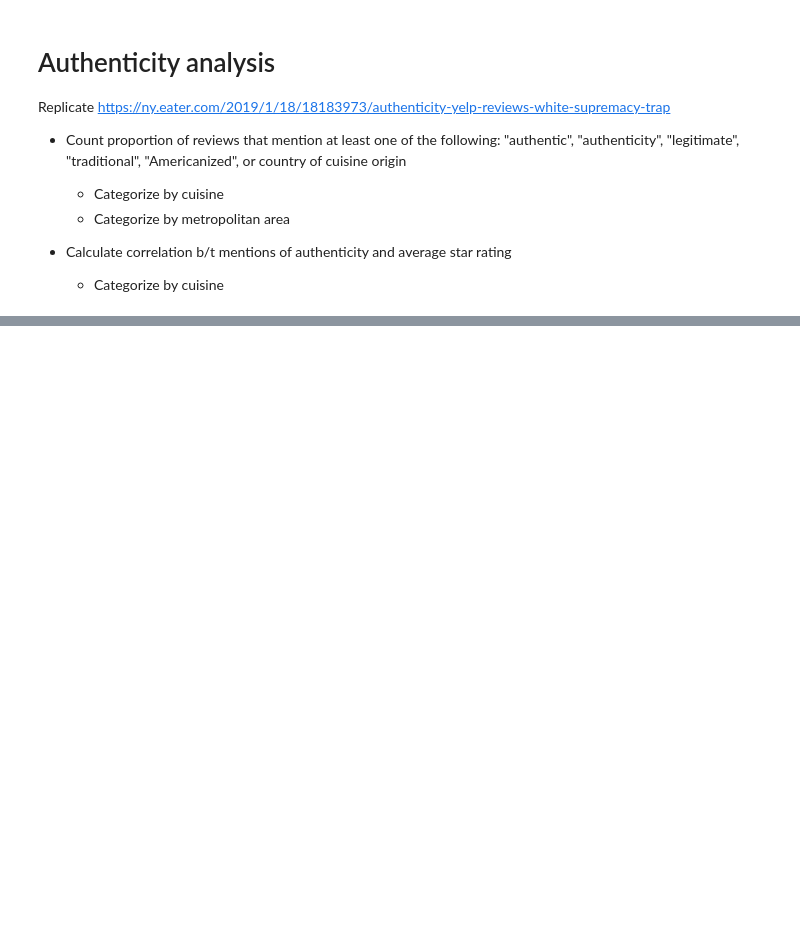
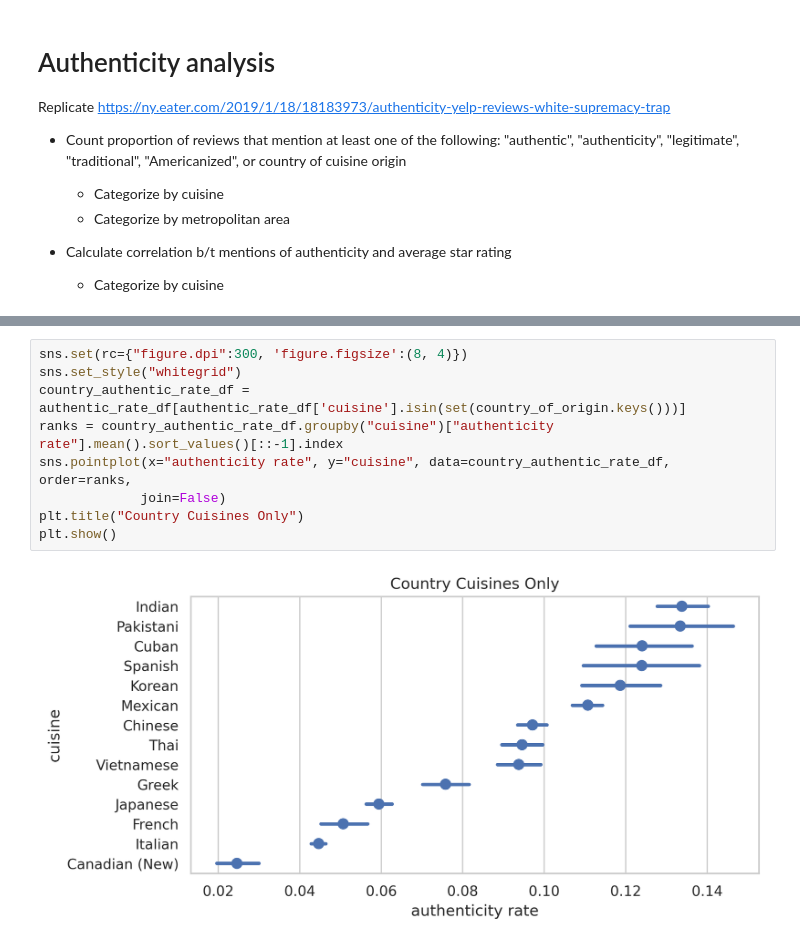
Before and after one commit to lucy3/collective_palates, a Jupyter notebook: Regional Cuisine Taste Project.ipynb, the cells around one changed output, grey strips where cells are left out. Drawn from its saved outputs; the diff is of its cells as text; blank space fills up the shorter version.

```diff
--- a/Regional Cuisine Taste Project.ipynb
+++ b/Regional Cuisine Taste Project.ipynb
@@ -178,0 +265,11 @@ Replicate https://ny.eater.com/2019/1/18/18183973/authenticity-yelp-reviews-whit
+# %%
+sns.set(rc={"figure.dpi":300, 'figure.figsize':(8, 4)})
+sns.set_style("whitegrid")
+country_authentic_rate_df = authentic_rate_df[authentic_rate_df['cuisine'].isin(set(country_of_origin.keys()))]
+ranks = country_authentic_rate_df.groupby("cuisine")["authenticity rate"].mean().sort_values()[::-1].index
+sns.pointplot(x="authenticity rate", y="cuisine", data=country_authentic_rate_df, order=ranks,
+             join=False)
+plt.title("Country Cuisines Only")
+plt.show()
+# %% [output]
+[figure, added]
```
Also changed, not shown: parts of 12 cells of this notebook, 1 other file.
